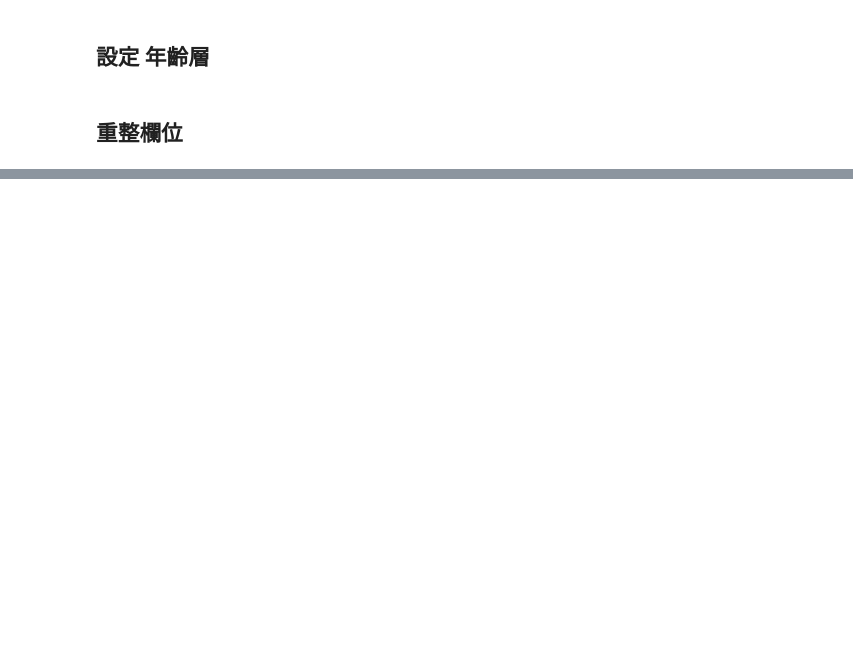
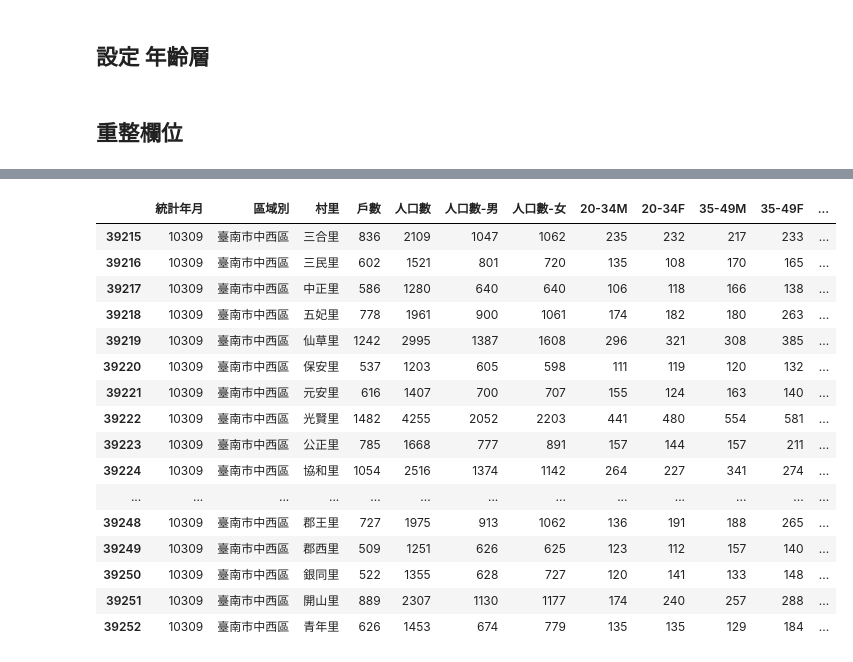
Before and after one commit to t0mst0ne/Population, a Jupyter notebook: City all age statistics.ipynb, the cells around one changed output, grey strips where cells are left out. Cells and saved outputs as stored; diff of their text form; code cells hidden in the pictures; blank space fills up the shorter version.

```diff
--- a/City all age statistics.ipynb
+++ b/City all age statistics.ipynb
@@ -106,0 +63,22 @@ qgrid.show_grid(S, remote_js=True)
+# %%
+date = ['10305']       # 10305 , 10306, 10307, 10308, 10309
+area = ['臺南市中西區']
+df4[ df4['區域別'].isin(area)  & (df4['統計年月'] == 10309)]
+# %% [output]
+|  | 統計年月 | 區域別 | 村里 | 戶數 | 人口數 | 人口數-男 | 人口數-女 | 20-34M | 20-34F | 35-49M | 35-49F | ... |
+| 39215 | 10309 | 臺南市中西區 | 三合里 | 836 | 2109 | 1047 | 1062 | 235 | 232 | 217 | 233 | ... |
+| 39216 | 10309 | 臺南市中西區 | 三民里 | 602 | 1521 | 801 | 720 | 135 | 108 | 170 | 165 | ... |
+| 39217 | 10309 | 臺南市中西區 | 中正里 | 586 | 1280 | 640 | 640 | 106 | 118 | 166 | 138 | ... |
+| 39218 | 10309 | 臺南市中西區 | 五妃里 | 778 | 1961 | 900 | 1061 | 174 | 182 | 180 | 263 | ... |
+| 39219 | 10309 | 臺南市中西區 | 仙草里 | 1242 | 2995 | 1387 | 1608 | 296 | 321 | 308 | 385 | ... |
+| 39220 | 10309 | 臺南市中西區 | 保安里 | 537 | 1203 | 605 | 598 | 111 | 119 | 120 | 132 | ... |
+| 39221 | 10309 | 臺南市中西區 | 元安里 | 616 | 1407 | 700 | 707 | 155 | 124 | 163 | 140 | ... |
+| 39222 | 10309 | 臺南市中西區 | 光賢里 | 1482 | 4255 | 2052 | 2203 | 441 | 480 | 554 | 581 | ... |
+| 39223 | 10309 | 臺南市中西區 | 公正里 | 785 | 1668 | 777 | 891 | 157 | 144 | 157 | 211 | ... |
+| 39224 | 10309 | 臺南市中西區 | 協和里 | 1054 | 2516 | 1374 | 1142 | 264 | 227 | 341 | 274 | ... |
+| ... | ... | ... | ... | ... | ... | ... | ... | ... | ... | ... | ... | ... |
+| 39248 | 10309 | 臺南市中西區 | 郡王里 | 727 | 1975 | 913 | 1062 | 136 | 191 | 188 | 265 | ... |
+| 39249 | 10309 | 臺南市中西區 | 郡西里 | 509 | 1251 | 626 | 625 | 123 | 112 | 157 | 140 | ... |
+| 39250 | 10309 | 臺南市中西區 | 銀同里 | 522 | 1355 | 628 | 727 | 120 | 141 | 133 | 148 | ... |
+| 39251 | 10309 | 臺南市中西區 | 開山里 | 889 | 2307 | 1130 | 1177 | 174 | 240 | 257 | 288 | ... |
+| 39252 | 10309 | 臺南市中西區 | 青年里 | 626 | 1453 | 674 | 779 | 135 | 135 | 129 | 184 | ... |
```
Also changed, not shown: parts of 6 cells of this notebook.
